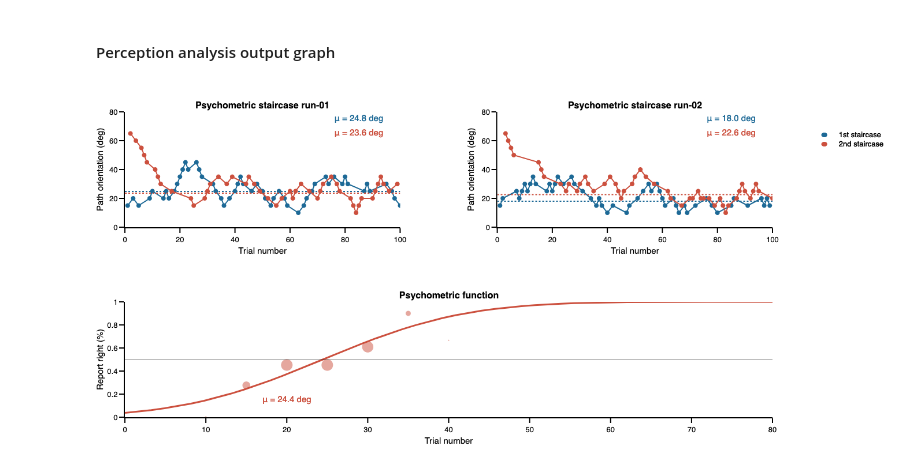
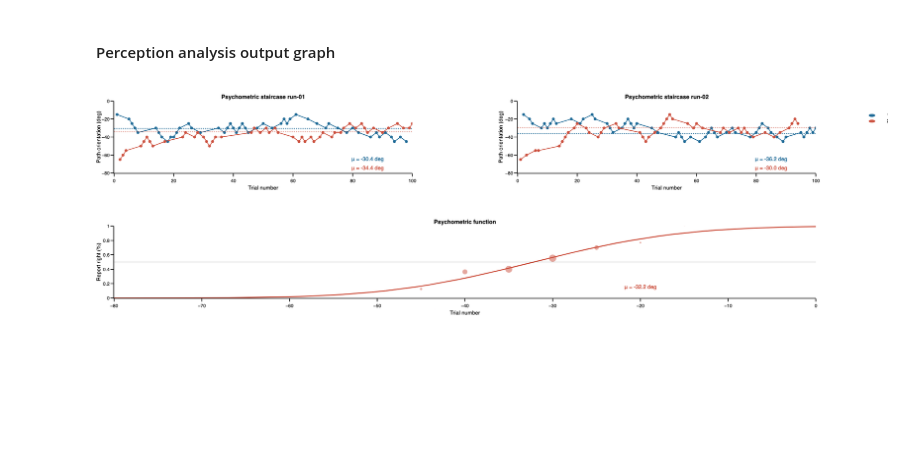
Before and after one commit to mszinte/DoubleDrift, a Jupyter notebook: stats/perception_figures.ipynb, the cells around one changed output. Cells and saved outputs as stored; diff of their text form; code cells hidden in the pictures; blank space fills up the shorter version.

```diff
--- a/stats/perception_figures.ipynb
+++ b/stats/perception_figures.ipynb
@@ -79,8 +79,8 @@ fig = make_subplots(rows=rows, cols=cols, print_grid=False, vertical_spacing=0.2
 # ---------------------
 for run_num, run in enumerate(runs):
     for sc_num, sc in enumerate(scs):
-        if sc_num == 0:y_txt = [75]
-        elif sc_num == 1:y_txt = [65]
+        if sc_num == 0:y_txt = [-65]
+        elif sc_num == 1:y_txt = [-75]
         # plot
         df_cond = df_all.loc[(df_all.staircase_num == sc_num+1) & (df_all.run_number==run_num+1)]
 
@@ -94,35 +94,35 @@ for run_num, run in enumerate(runs):
         pse_cond = df_cond.ext_mot_ori[-26:-1].mean()
         x_pse = np.arange(0,101,1)
         y_pse = x_pse * 0 + pse_cond
         fig.append_trace(go.Scatter(x=x_pse, y=y_pse, mode='lines', marker_color=sc_cols[sc_num],
                                     line_dash='dot', line_width=2), row=1, col=run_num+1)
         fig.append_trace(go.Scatter(x=[85], y=y_txt, mode="text", text="μ = {:2.1f} deg".format(pse_cond),
                          textfont_color=sc_cols[sc_num], textfont_size=15), row=1, col=run_num+1)
 
         # legend
         fig.add_annotation(xref='paper', yref='paper', x=x_legend, y=y_legend_sc - y_legend_step * sc_num,
                            text=sc, showarrow=False, font_size = template_specs['axes_font_size'], xanchor = 'left', yanchor='middle')
         fig.add_shape(type='circle', xref='paper', yref='paper', fillcolor=sc_cols[sc_num],line_width=0,
                       x0=x_legend - 0.02 - rad_leg / 9, y0=y_legend_sc - y_legend_step * sc_num - rad_leg / 2,
                       x1=x_legend - 0.02 + rad_leg / 9, y1=y_legend_sc - y_legend_step * sc_num + rad_leg / 2)
 
 # axes settings
 for row in np.arange(rows):
     for col in np.arange(cols):
 
         fig.update_xaxes(visible=True, ticklen=8, linewidth=template_specs['axes_width'],
                          range=[0,100], title='Trial number', row=row+1, col=col+1)
         fig.update_yaxes(visible=True, ticklen=8, linewidth=template_specs['axes_width'],
-                         title='Path orientation (deg)', range=[0,80], row=row+1, col=col+1)
+                         title='Path orientation (deg)', range=[-80,0], row=row+1, col=col+1)
 
 # Save figure
 fig.layout.update(template=fig_template, width=fig_width, height=fig_height, margin_l=50,
                   margin_r=200, margin_t=50, margin_b=50,  showlegend=False)
 fig.show()
 if not os.path.exists(fig_dir):os.mkdir(fig_dir)
 fig.write_image('{}/{}_staircase.pdf'.format(fig_dir, subject))
 # %% [output]
-[figure, old version]
+[figure, new version]
 # %%
 # subplot settings
 rows, cols = 1, 1
@@ -138,9 +138,9 @@ df_pf_value['report_right_num_norm'] = np.array((df_pf_value.report_right_num-np
 
 # compute psychometric function
 # Parameter bounds are in the form [bias, threshold, lapse]
-params = {'parmin': np.array([0., 0., 0.]), # The minimum allowable parameter values
-          'parmax': np.array([100., 40., 0.2]), # The maximum allowable parameter values
-          'parstart': np.array([40, 10., 0.1]), # Non-zero starting parameters, used to try to avoid local minima
+params = {'parmin': np.array([-100., 0., 0.]), # The minimum allowable parameter values
+          'parmax': np.array([0., 40., 0.2]), # The maximum allowable parameter values
+          'parstart': np.array([-40, 10., 0.1]), # Non-zero starting parameters, used to try to avoid local minima
           'nfits': 30} # The number of fits to run
 
 data = np.vstack((np.array(df_pf_value.angle_test),
@@ -148,12 +148,12 @@ data = np.vstack((np.array(df_pf_value.angle_test),
                   np.array(df_pf_value.report_right_prct)
                   ))
 pars, L = psy.mle_fit_psycho(data, 'erf_psycho', **params)
-fit_x = np.linspace(0,80,50)
+fit_x = np.linspace(-80,0,50)
 fit_y = psy.erf_psycho(pars, fit_x)
 fig.append_trace(go.Scatter(x=fit_x, y=fit_y,
                             mode='lines', marker_color=colors_panel[7], marker_opacity=1,
                             line_width=3, marker_symbol='circle'), row=1, col=1)
-fig.append_trace(go.Scatter(x=[20], y=[0.15], mode="text", text="μ = {:2.1f} deg".format(pars[0]),
+fig.append_trace(go.Scatter(x=[-20], y=[0.15], mode="text", text="μ = {:2.1f} deg".format(pars[0]),
                          textfont_color=colors_panel[7], textfont_size=15), row=1, col=1)
 
 # plot dots
@@ -168,7 +168,7 @@ fig.add_hline(y=0.5, opacity=0.25, row=1, col=1)
 for row in np.arange(rows):
     for col in np.arange(cols):
         fig.update_xaxes(visible=True, ticklen=8, linewidth=template_specs['axes_width'],
-                         range=[0,80], title='Trial number', row=row+1, col=col+1)
+                         range=[-80,0], title='Trial number', row=row+1, col=col+1)
         fig.update_yaxes(visible=True, ticklen=8, linewidth=template_specs['axes_width'],
                          title='Report right (%)', range=[0,1], row=row+1, col=col+1)
 fig.layout.update(template=fig_template, width=fig_width, height=fig_height, margin_l=50,
@@ -177,4 +177,4 @@ fig.show()
 if not os.path.exists(fig_dir):os.mkdir(fig_dir)
 fig.write_image('{}/{}_pfun.pdf'.format(fig_dir, subject))
 # %% [output]
-[figure, old version]
+[figure, new version]
```
Also changed, not shown: 16 other files.
